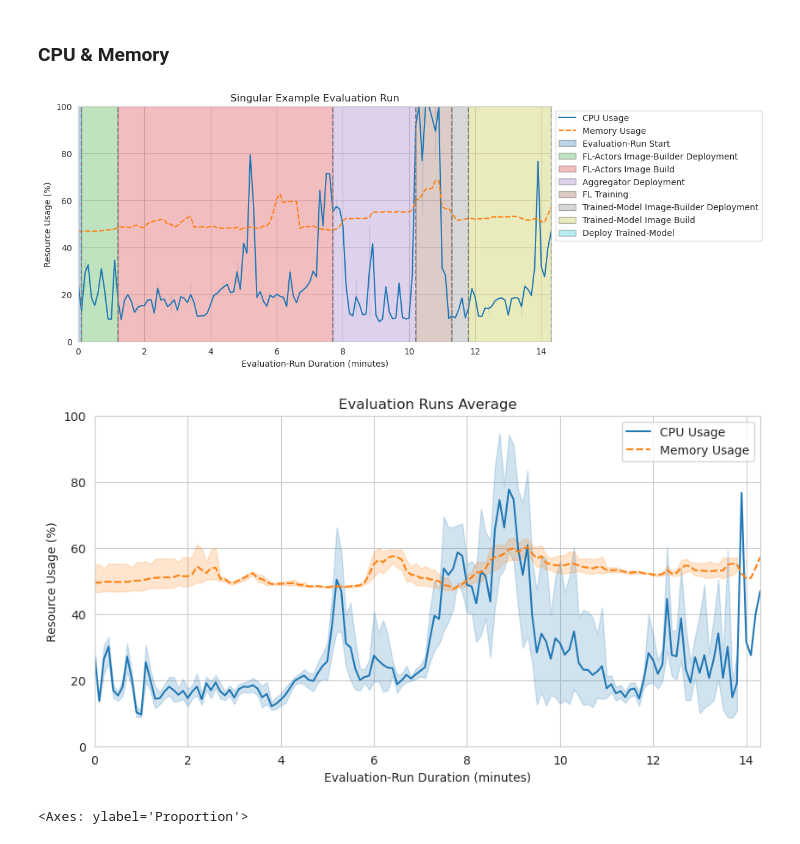
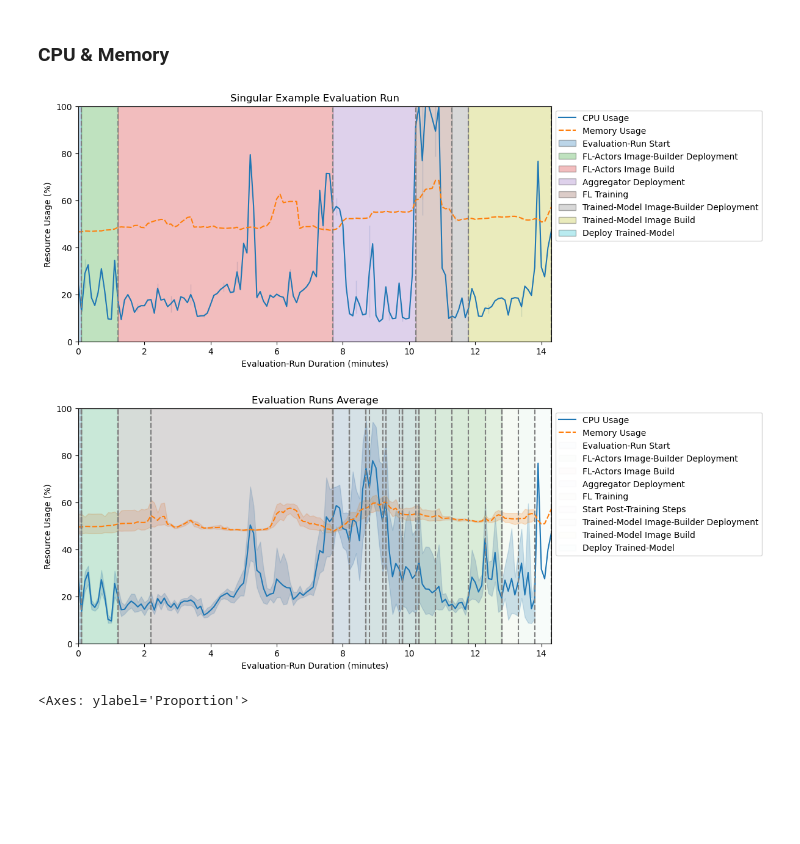
Before and after one commit to oakestra/oakestra-cli, a Jupyter notebook: oak_cli/evaluation/addons/flops/current_tmp_csv_graphs.ipynb, the cells around one changed output. Cells and saved outputs as stored; diff of their text form; code cells hidden in the pictures; blank space fills up the shorter version.

```diff
--- a/oak_cli/evaluation/addons/flops/current_tmp_csv_graphs.ipynb
+++ b/oak_cli/evaluation/addons/flops/current_tmp_csv_graphs.ipynb
@@ -33,5 +34,2 @@ from oak_cli.evaluation.addons.flops.main import EvaluationRunFLOpsProjectStage
 # %% [markdown]
 ### Settings
-# %%
-ROUNDING_PRECISION = 1 # Decimal places/digits
-VERBOSE = False
@@ -284,18 +290,18 @@ draw_graph(
     y_label="Resource Usage (%)",
 )
 # %% [output]
-[figure, old version]
+[figure, new version]
 # %%
 draw_graph(
     title="Evaluation Runs Average",
     data=df[[CPU_KEY, MEMORY_KEY, STAGE_KEY]],
     use_percentage_limits=True,
     y_label="Resource Usage (%)",
-    #show_stages=True,
-    #stages_color_intensity=0.01,
+    show_stages=True,
+    stages_color_intensity=0.01,
 )
 # %% [output]
-[figure, old version]
+[figure, new version]
 # %%
 sns.ecdfplot(
     #x=STAGE_KEY,
```
Also changed, not shown: parts of 23 cells of this notebook, 3 other files.
